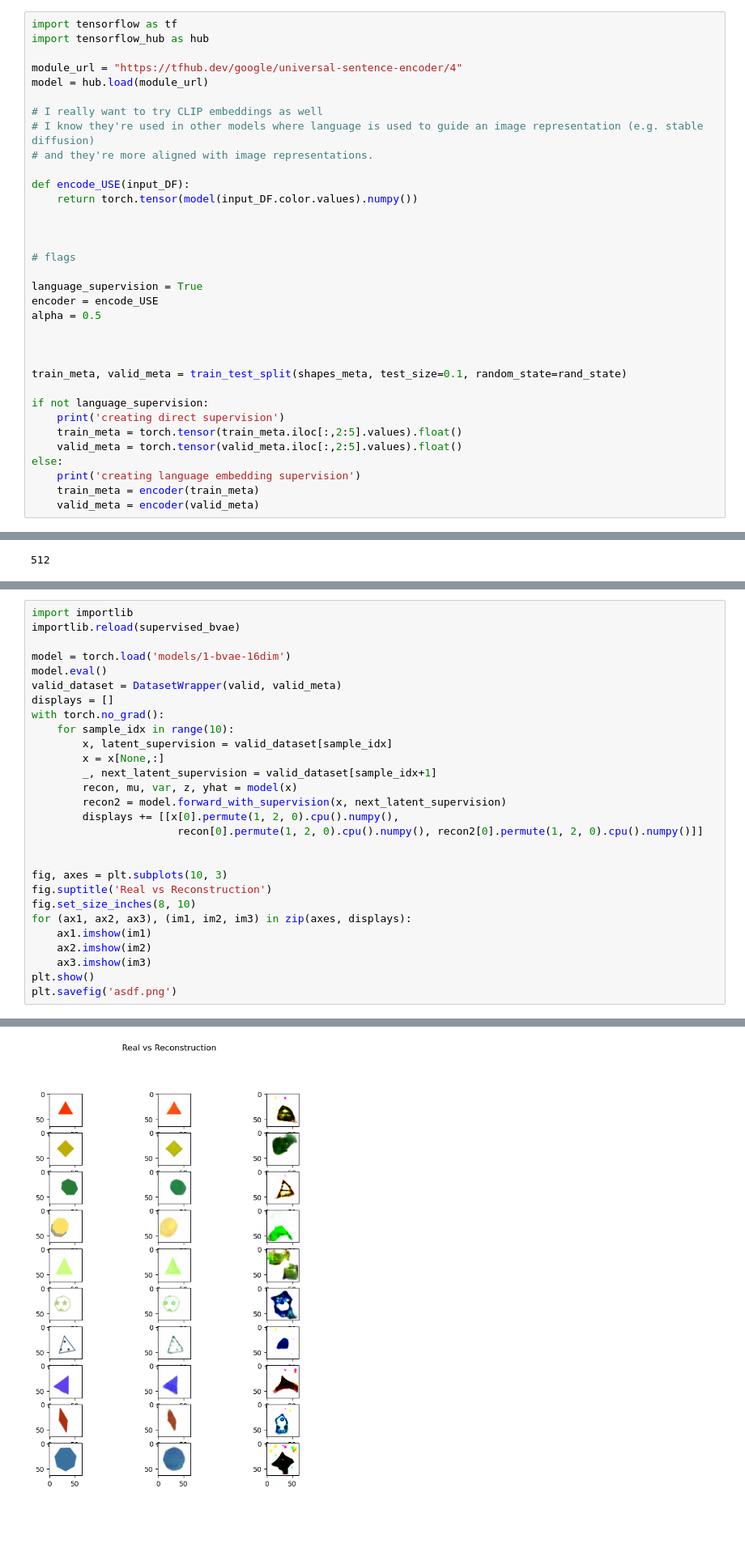
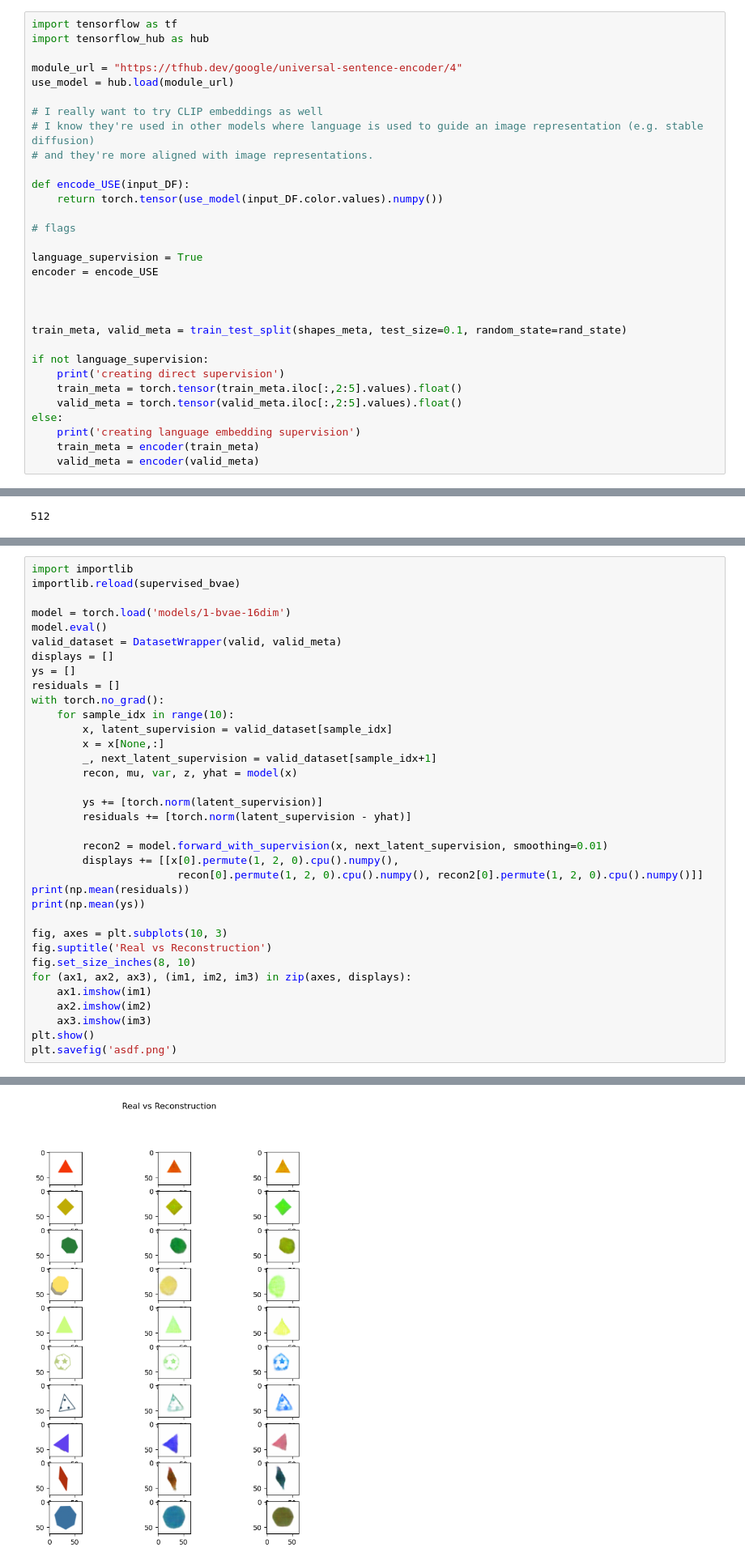
Before and after one commit to thomaslu2000/vae-latent-text-alignment, a Jupyter notebook: BetaVAE with language supervision.ipynb, the cells around one changed output, grey strips where cells are left out. Shown at 81% size. Saved outputs shown, nothing was run; the diff lists cells and outputs as text; blank space fills up the shorter version.

Commit message:
added soft language supervision

```diff
--- a/BetaVAE with language supervision.ipynb
+++ b/BetaVAE with language supervision.ipynb
@@ -64,22 +64,19 @@ import tensorflow as tf
 import tensorflow_hub as hub
 
 module_url = "https://tfhub.dev/google/universal-sentence-encoder/4"
-model = hub.load(module_url)
+use_model = hub.load(module_url)
 
 # I really want to try CLIP embeddings as well
 # I know they're used in other models where language is used to guide an image representation (e.g. stable diffusion)
 # and they're more aligned with image representations.
 
 def encode_USE(input_DF):
-    return torch.tensor(model(input_DF.color.values).numpy())
-
-
+    return torch.tensor(use_model(input_DF.color.values).numpy())
 
 # flags
 
 language_supervision = True
 encoder = encode_USE
-alpha = 0.5
 
 
 
@@ -239,16 +261,23 @@ model = torch.load('models/1-bvae-16dim')
 model.eval()
 valid_dataset = DatasetWrapper(valid, valid_meta)
 displays = []
+ys = []
+residuals = []
 with torch.no_grad():
     for sample_idx in range(10):
         x, latent_supervision = valid_dataset[sample_idx]
         x = x[None,:]
         _, next_latent_supervision = valid_dataset[sample_idx+1]
         recon, mu, var, z, yhat = model(x)
-        recon2 = model.forward_with_supervision(x, next_latent_supervision)
+
+        ys += [torch.norm(latent_supervision)]
+        residuals += [torch.norm(latent_supervision - yhat)]
+
+        recon2 = model.forward_with_supervision(x, next_latent_supervision, smoothing=0.01)
         displays += [[x[0].permute(1, 2, 0).cpu().numpy(),
                        recon[0].permute(1, 2, 0).cpu().numpy(), recon2[0].permute(1, 2, 0).cpu().numpy()]]
-
+print(np.mean(residuals))
+print(np.mean(ys))
 
 fig, axes = plt.subplots(10, 3)
 fig.suptitle('Real vs Reconstruction')
@@ -263 +294 @@ plt.savefig('asdf.png')
-[figure, old version]
+[figure, new version]
```
Also changed, not shown: parts of 7 cells of this notebook, 1 other file.
